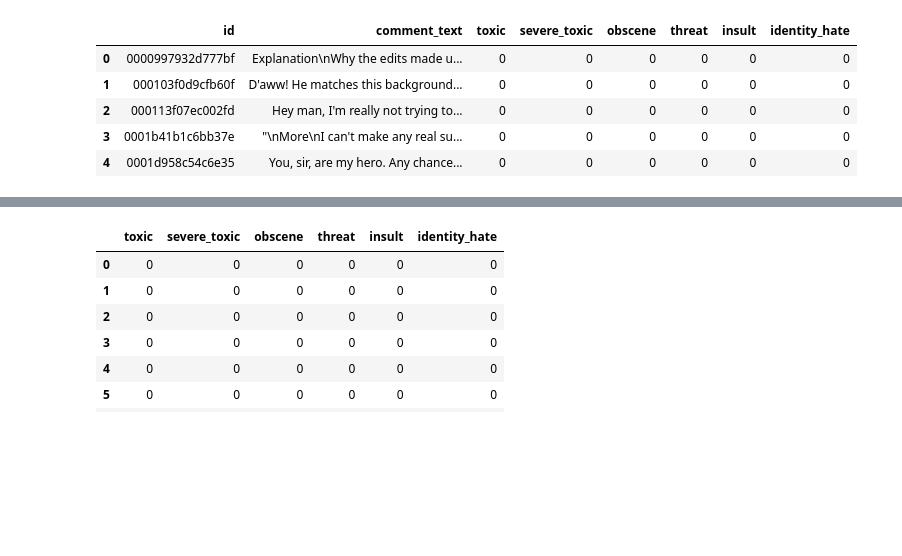
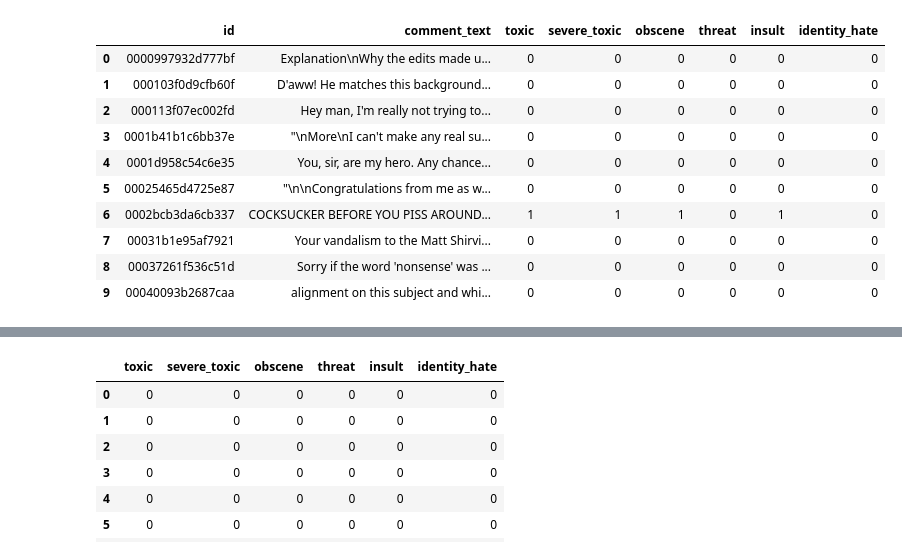
Before and after one commit to avidkenil/ml_project, a Jupyter notebook: src/modeling.ipynb, the cells around one changed output, grey strips where cells are left out. Drawn from its saved outputs; the diff is of its cells as text; code cells hidden in the pictures; blank space fills up the shorter version.

```diff
--- a/src/modeling.ipynb
+++ b/src/modeling.ipynb
@@ -16,10 +21,15 @@ random.seed(1337)
 data = pd.read_csv('../data/data.csv')
 # %%
-data.head()
+data.head(10)
 # %% [output]
 |  | id | comment_text | toxic | severe_toxic | obscene | threat | insult | identity_hate |
 | 0 | 0000997932d777bf | Explanation\nWhy the edits made u... | 0 | 0 | 0 | 0 | 0 | 0 |
 | 1 | 000103f0d9cfb60f | D'aww! He matches this background... | 0 | 0 | 0 | 0 | 0 | 0 |
 | 2 | 000113f07ec002fd | Hey man, I'm really not trying to... | 0 | 0 | 0 | 0 | 0 | 0 |
 | 3 | 0001b41b1c6bb37e | "\nMore\nI can't make any real su... | 0 | 0 | 0 | 0 | 0 | 0 |
 | 4 | 0001d958c54c6e35 | You, sir, are my hero. Any chance... | 0 | 0 | 0 | 0 | 0 | 0 |
+| 5 | 00025465d4725e87 | "\n\nCongratulations from me as w... | 0 | 0 | 0 | 0 | 0 | 0 |
+| 6 | 0002bcb3da6cb337 | COCKSUCKER BEFORE YOU PISS AROUND... | 1 | 1 | 1 | 0 | 1 | 0 |
+| 7 | 00031b1e95af7921 | Your vandalism to the Matt Shirvi... | 0 | 0 | 0 | 0 | 0 | 0 |
+| 8 | 00037261f536c51d | Sorry if the word 'nonsense' was ... | 0 | 0 | 0 | 0 | 0 | 0 |
+| 9 | 00040093b2687caa | alignment on this subject and whi... | 0 | 0 | 0 | 0 | 0 | 0 |
```
Also changed, not shown: parts of 27 cells of this notebook.
